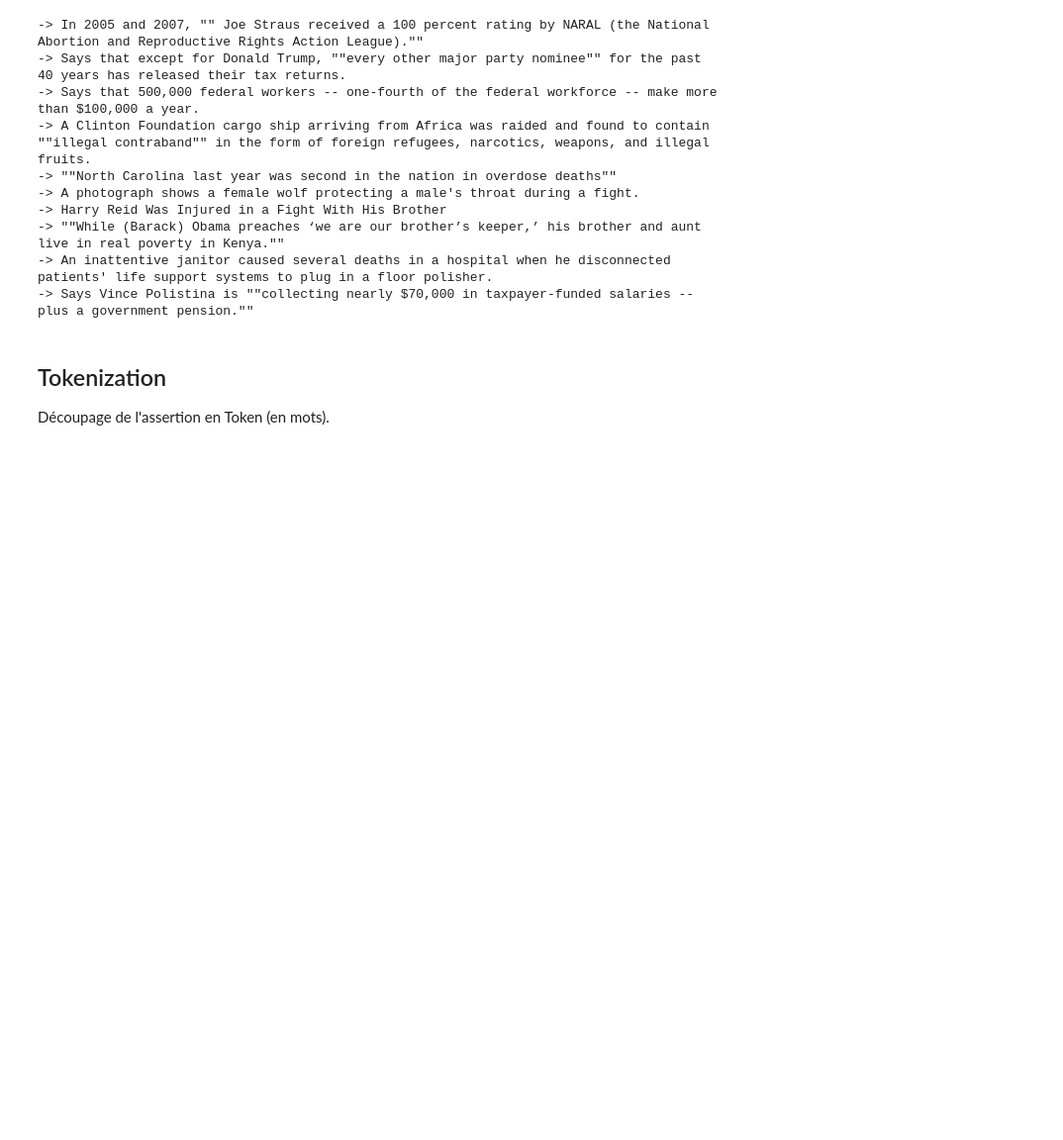
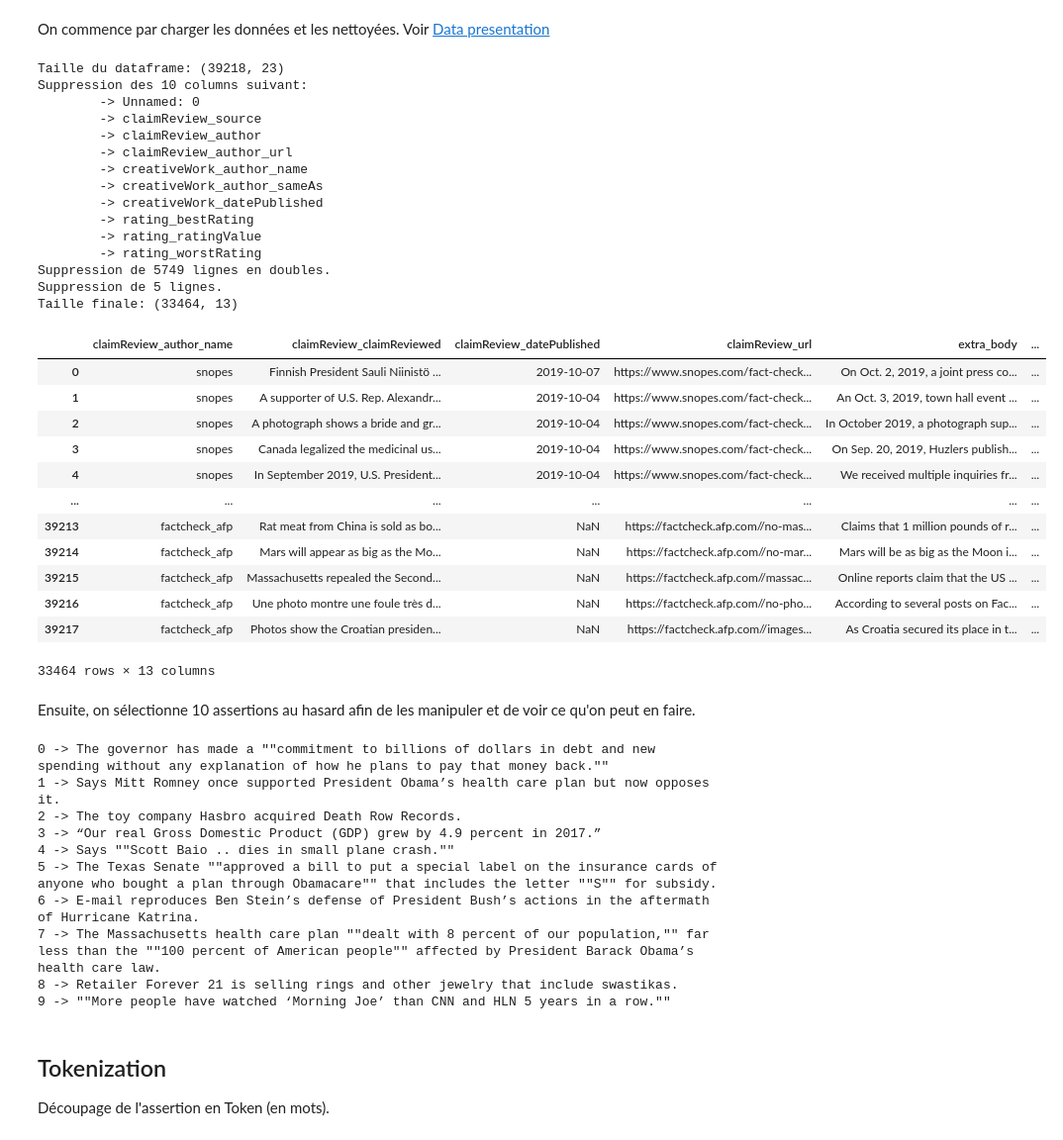
Before and after one commit to massykezzoul/fact-checking-classification, a Jupyter notebook: src/pretraitement.ipynb, the cells around one changed output. Shown at 99% size. Drawn from its saved outputs; the diff is of its cells as text; code cells hidden in the pictures; blank space fills up the shorter version.

```diff
--- a/src/pretraitement.ipynb
+++ b/src/pretraitement.ipynb
@@ -38,29 +17,59 @@ Requirement already satisfied: inflect in /home/massy/.local/lib/python3.8/site-
+# %% [markdown]
+On commence par charger les données et les nettoyées. Voir [Data presentation](./data-presentation.ipynb)
 # %%
 file_name = "../data/claimKG.csv"
 
 # Lecture du fichier
 kg_origin = pd.read_csv(file_name)
 kg= kg_origin.copy()
-kg = clean_claimKG(kg)
+clean_claimKG(kg,inplace=True, verbose=True)
+# %% [output]
+Taille du dataframe: (39218, 23)
+Suppression des 10 columns suivant:
+        -> Unnamed: 0
+        -> claimReview_source
+        -> claimReview_author
+        -> claimReview_author_url
+        -> creativeWork_author_name
+        -> creativeWork_author_sameAs
+        -> creativeWork_datePublished
+        -> rating_bestRating
+        -> rating_ratingValue
+        -> rating_worstRating
+Suppression de 5749 lignes en doubles.
+Suppression de 5 lignes.
+Taille finale: (33464, 13)
+|  | claimReview_author_name | claimReview_claimReviewed | claimReview_datePublished | claimReview_url | extra_body | ... |
+| 0 | snopes | Finnish President Sauli Niinistö ... | 2019-10-07 | https://www.snopes.com/fact-check... | On Oct. 2, 2019, a joint press co... | ... |
+| 1 | snopes | A supporter of U.S. Rep. Alexandr... | 2019-10-04 | https://www.snopes.com/fact-check... | An Oct. 3, 2019, town hall event ... | ... |
+| 2 | snopes | A photograph shows a bride and gr... | 2019-10-04 | https://www.snopes.com/fact-check... | In October 2019, a photograph sup... | ... |
+| 3 | snopes | Canada legalized the medicinal us... | 2019-10-04 | https://www.snopes.com/fact-check... | On Sep. 20, 2019, Huzlers publish... | ... |
+| 4 | snopes | In September 2019, U.S. President... | 2019-10-04 | https://www.snopes.com/fact-check... | We received multiple inquiries fr... | ... |
+| ... | ... | ... | ... | ... | ... | ... |
+| 39213 | factcheck_afp | Rat meat from China is sold as bo... | NaN | https://factcheck.afp.com//no-mas... | Claims that 1 million pounds of r... | ... |
+| 39214 | factcheck_afp | Mars will appear as big as the Mo... | NaN | https://factcheck.afp.com//no-mar... | Mars will be as big as the Moon i... | ... |
+| 39215 | factcheck_afp | Massachusetts repealed the Second... | NaN | https://factcheck.afp.com//massac... | Online reports claim that the US ... | ... |
+| 39216 | factcheck_afp | Une photo montre une foule très d... | NaN | https://factcheck.afp.com//no-pho... | According to several posts on Fac... | ... |
+| 39217 | factcheck_afp | Photos show the Croatian presiden... | NaN | https://factcheck.afp.com//images... | As Croatia secured its place in t... | ... |
+33464 rows × 13 columns
+# %% [markdown]
+Ensuite, on sélectionne 10 assertions au hasard afin de les manipuler et de voir ce qu'on peut en faire.
 # %%
-claims = kg['claimReview_claimReviewed']
-claims_text = []
-for k,v in claims.sample(10).items():
-    claims_text.append(v)
+claims_text = list(kg['claimReview_claimReviewed'].sample(10))
 
-for claim in claims_text:
-    print("->",claim)
+for index, claim in enumerate(claims_text):
+    print(index,"->",claim)
 # %% [output]
--> In 2005 and 2007, "" Joe Straus received a 100 percent rating by NARAL (the National Abortion and Reproductive Rights Action League).""
--> Says that except for Donald Trump, ""every other major party nominee"" for the past 40 years has released their tax returns.
--> Says that 500,000 federal workers -- one-fourth of the federal workforce -- make more than $100,000 a year.
--> A Clinton Foundation cargo ship arriving from Africa was raided and found to contain ""illegal contraband"" in the form of foreign refugees, narcotics, weapons, and illegal fruits.
--> ""North Carolina last year was second in the nation in overdose deaths""
--> A photograph shows a female wolf protecting a male's throat during a fight.
--> Harry Reid Was Injured in a Fight With His Brother
--> ""While (Barack) Obama preaches ‘we are our brother’s keeper,’ his brother and aunt live in real poverty in Kenya.""
--> An inattentive janitor caused several deaths in a hospital when he disconnected patients' life support systems to plug in a floor polisher.
--> Says Vince Polistina is ""collecting nearly $70,000 in taxpayer-funded salaries -- plus a government pension.""
+0 -> The governor has made a ""commitment to billions of dollars in debt and new spending without any explanation of how he plans to pay that money back.""
+1 -> Says Mitt Romney once supported President Obama’s health care plan but now opposes it.
+2 -> The toy company Hasbro acquired Death Row Records.
+3 -> “Our real Gross Domestic Product (GDP) grew by 4.9 percent in 2017.”
+4 -> Says ""Scott Baio .. dies in small plane crash.""
+5 -> The Texas Senate ""approved a bill to put a special label on the insurance cards of anyone who bought a plan through Obamacare"" that includes the letter ""S"" for subsidy.
+6 -> E-mail reproduces Ben Stein’s defense of President Bush’s actions in the aftermath of Hurricane Katrina.
+7 -> The Massachusetts health care plan ""dealt with 8 percent of our population,"" far less than the ""100 percent of American people"" affected by President Barack Obama’s health care law.
+8 -> Retailer Forever 21 is selling rings and other jewelry that include swastikas.
+9 -> ""More people have watched ‘Morning Joe’ than CNN and HLN 5 years in a row.""
 # %% [markdown]
 ## Tokenization
 
```
Also changed, not shown: parts of 7 cells of this notebook, 3 other files.
